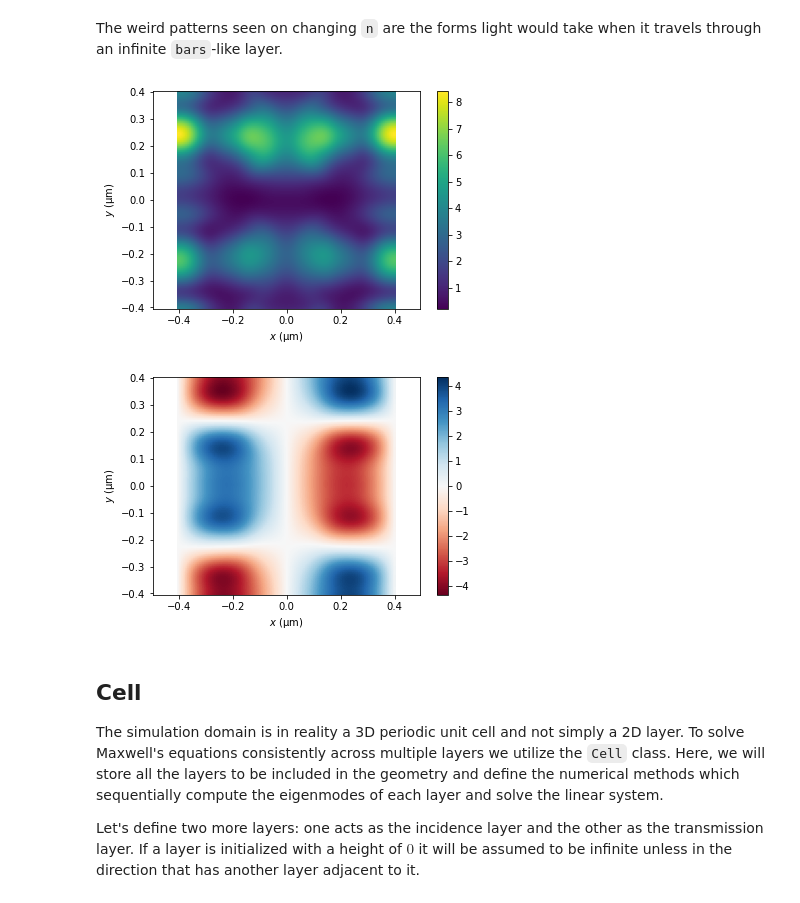
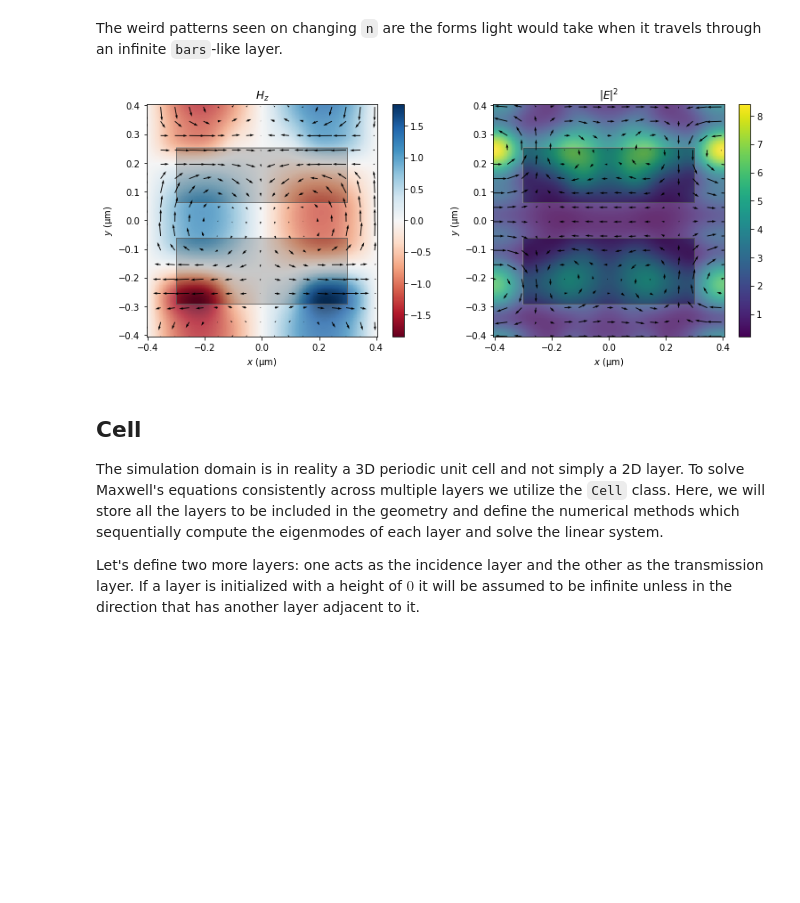
Before and after one commit to rushinc/beams, a Jupyter notebook: examples/si_sensor.ipynb, the cells around one changed output. Saved outputs shown, nothing was run; the diff lists cells and outputs as text; code cells hidden in the pictures; blank space fills up the shorter version.

```diff
--- a/examples/si_sensor.ipynb
+++ b/examples/si_sensor.ipynb
@@ -135,32 +135,36 @@ The weird patterns seen on changing `n` are the forms light would take when it t
 # %%
 r = 400
 grid = np.ogrid[-p.x / 2:p.x / 2:1 / r, -p.y / 2:p.y / 2:1 / r]
 vgrid = bm.Vector3d(grid[0], grid[1].T)
 n = 42
 c = np.vstack((np.zeros((n, 1)), 1, np.zeros((2 * N - n - 1, 1))))
 C = bm.Vector2d(c[:N], c[N:])
 (E, H) = bars.get_fields(vgrid, C)
 
-plt.pcolormesh(vgrid.x.T, vgrid.y, E[:,:,0].intensity().T)
-plt.xlim([-px / 2, px / 2])
-plt.xlabel('$x$ (μm)')
-plt.ylim([-py / 2, py / 2])
-plt.ylabel('$y$ (μm)')
-plt.axis('equal')
-plt.colorbar()
+fig, (ax1, ax2) = plt.subplots(ncols=2, figsize=[12.8, 4.8])
+
+im1 = ax1.pcolormesh(vgrid.x.T, vgrid.y, np.imag(H[:,:,0].z).T, cmap='RdBu')
+fig.colorbar(im1, ax=ax1)
+ax1.contourf(axs.x, axs.y, epsgrid.T, cmap='gray_r', alpha=0.20)
+ax1.quiver(vgrid.x[::20].T, vgrid.y[::20], np.real(E[::20,::20,0].x).T, np.real(E[::20,::20,0].y).T)
+ax1.set_xlim([-px / 2, px / 2])
+ax1.set_xlabel('$x$ (μm)')
+ax1.set_ylim([-py / 2, py / 2])
+ax1.set_ylabel('$y$ (μm)')
+ax1.set_title('$H_z$')
+
+im2 = ax2.pcolormesh(vgrid.x.T, vgrid.y, E[:, :, 0].intensity().T)
+fig.colorbar(im2, ax=ax2)
+ax2.contourf(axs.x, axs.y, epsgrid.T, cmap='gray_r', alpha=0.20)
+ax2.quiver(vgrid.x[::20].T, vgrid.y[::20], np.real(H[::20,::20,0].x).T, np.real(H[::20,::20,0].y).T)
+ax2.set_xlim([-px / 2, px / 2])
+ax2.set_xlabel('$x$ (μm)')
+ax2.set_ylim([-py / 2, py / 2])
+ax2.set_ylabel('$y$ (μm)')
+ax2.set_title('$|E|^2$')
 plt.show()
-
-plt.pcolormesh(vgrid.x.T, vgrid.y, np.real(H.z[:,:,0]).T, cmap='RdBu')
-plt.xlim([-px / 2, px / 2])
-plt.xlabel('$x$ (μm)')
-plt.ylim([-py / 2, py / 2])
-plt.ylabel('$y$ (μm)')
-plt.axis('equal')
-plt.colorbar()
-plt.show()
 # %% [output]
-[figure, old version]
+[figure, new version]
-[figure, removed]
 # %% [markdown]
 ## Cell
 
```
Also changed, not shown: parts of 8 cells of this notebook, 1 other file.
